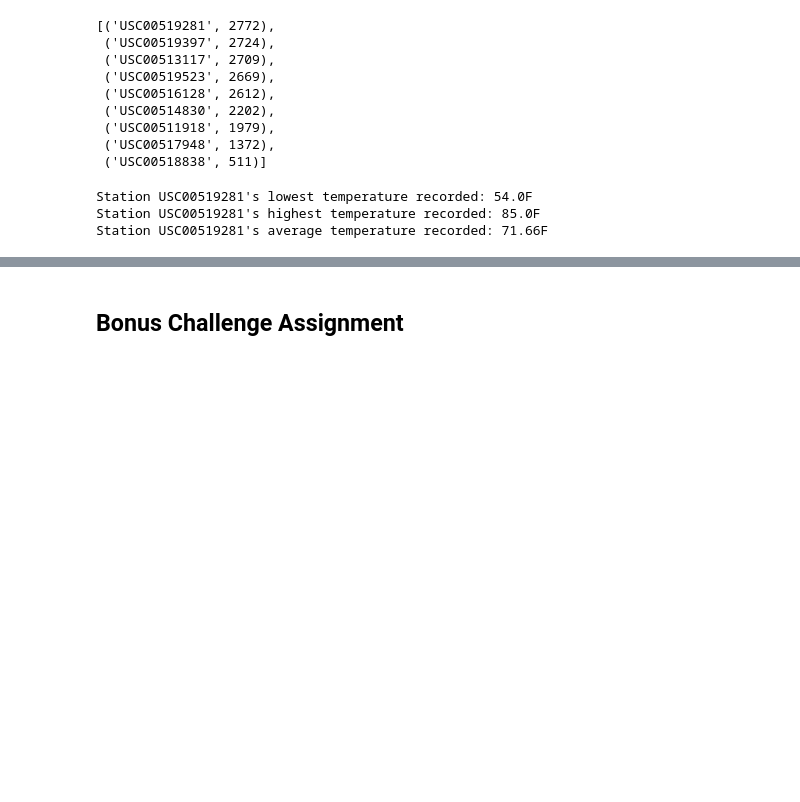
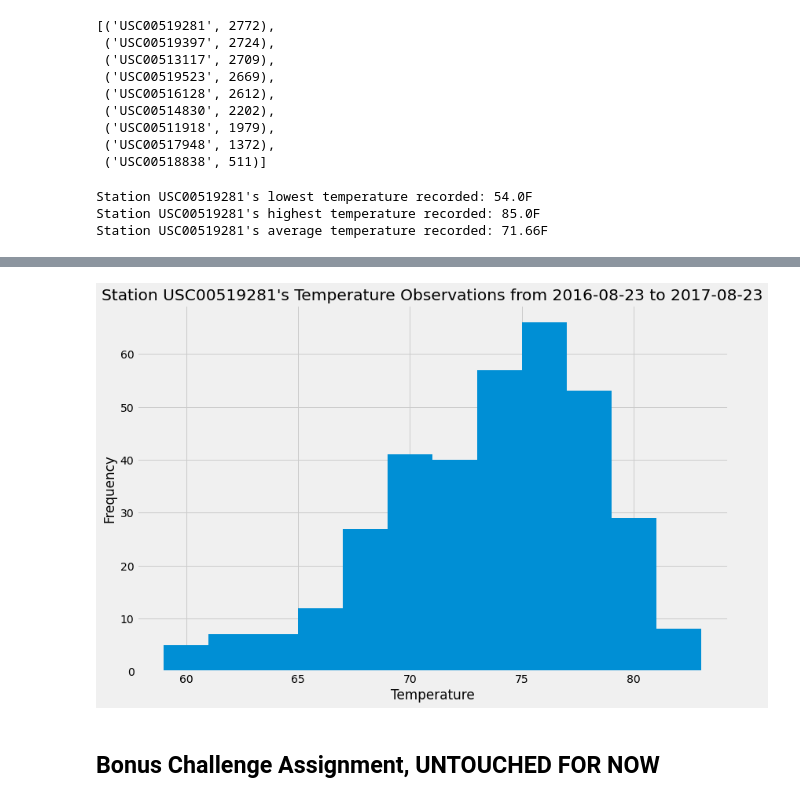
Before and after one commit to sir-omoreno/sqlalchemy-challenge, a Jupyter notebook: climate_starter.ipynb, the cells around one changed output, grey strips where cells are left out. Cells and saved outputs as stored; diff of their text form; code cells hidden in the pictures; blank space fills up the shorter version.

Commit message:
jupter notebook, minus bonus section

```diff
--- a/climate_starter.ipynb
+++ b/climate_starter.ipynb
@@ -170,8 +170,8 @@ query_temps = session.query(*test)\
 query_temps
 
 # Sort the dataframe by date
-temp_observations = pd.DataFrame(test, columns=['date','temperature'])
-temp_observations = temp.sort_values(["date"], ascending=True)
-temp_observations = temp.set_index("date")
-temp_observations
+temp_observations = pd.DataFrame(query_temps, columns=['date','temperature'])
+temp_observations = temp_observations.sort_values(["date"], ascending=True)
+temp_observations = temp_observations.set_index("date")
+temp_observations.head()
 # %% [output]
@@ -179,5 +185,18 @@ ValueError: Shape of passed values is (2, 1), indices imply (2, 2)
+# %%
+# Plotig the histogram
+x_axis = temp_observations["temperature"].tolist()
+
+plt.figure(figsize=(12,8))
+plt.hist(x_axis, bins=12, label="TOBS")
+plt.xlabel("Temperature")
+plt.ylabel("Frequency")
+plt.title(f"Station {active_stations[0][0]}'s Temperature Observations from {one_year_ago} to {last_date[0]}")
+plt.savefig("Images/histogram.png")
+plt.show()
+# %% [output]
+[figure, added]
 # %% [markdown]
-## Bonus Challenge Assignment
+## Bonus Challenge Assignment, UNTOUCHED FOR NOW
 # %%
 # This function called `calc_temps` will accept start date and end date in the format '%Y-%m-%d'
 # and return the minimum, average, and maximum temperatures for that range of dates
```
Also changed, not shown: parts of 1 cell of this notebook, 1 other file.
